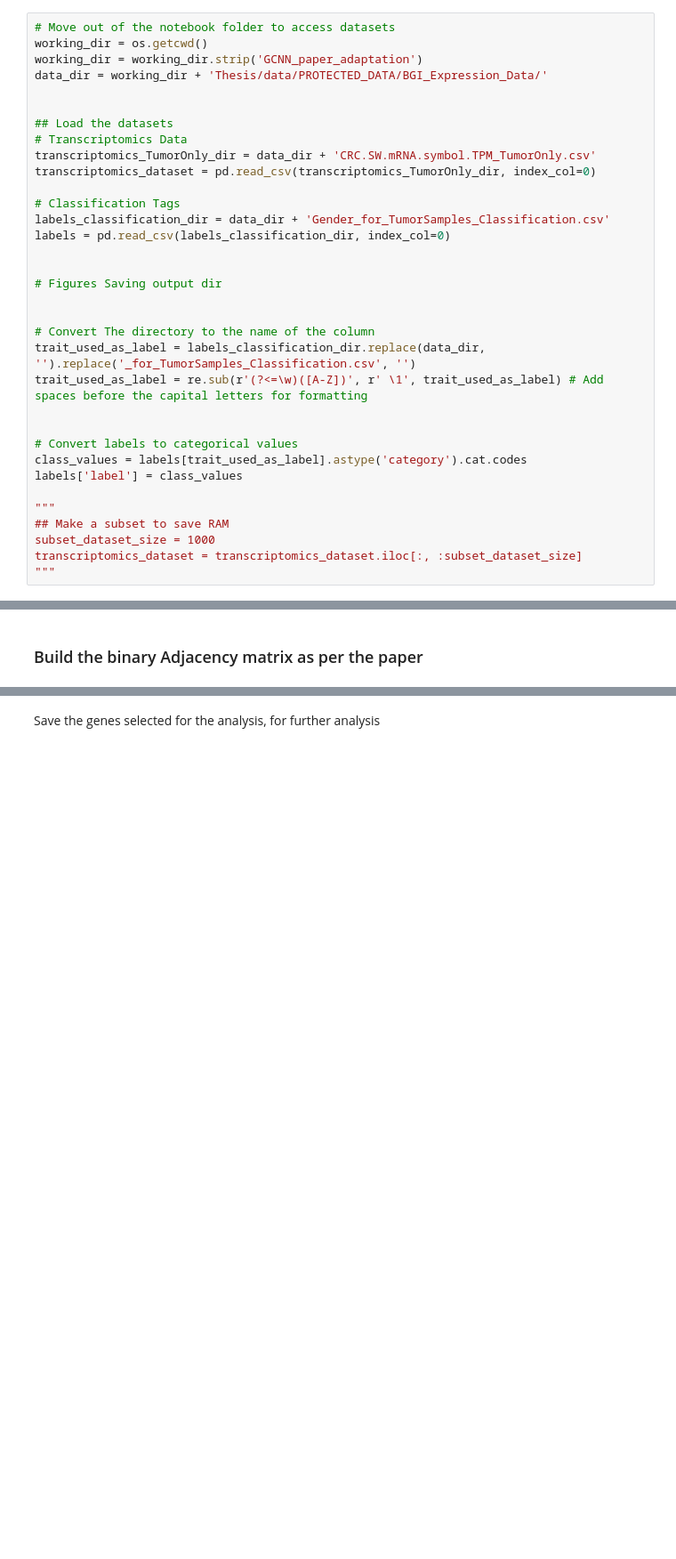
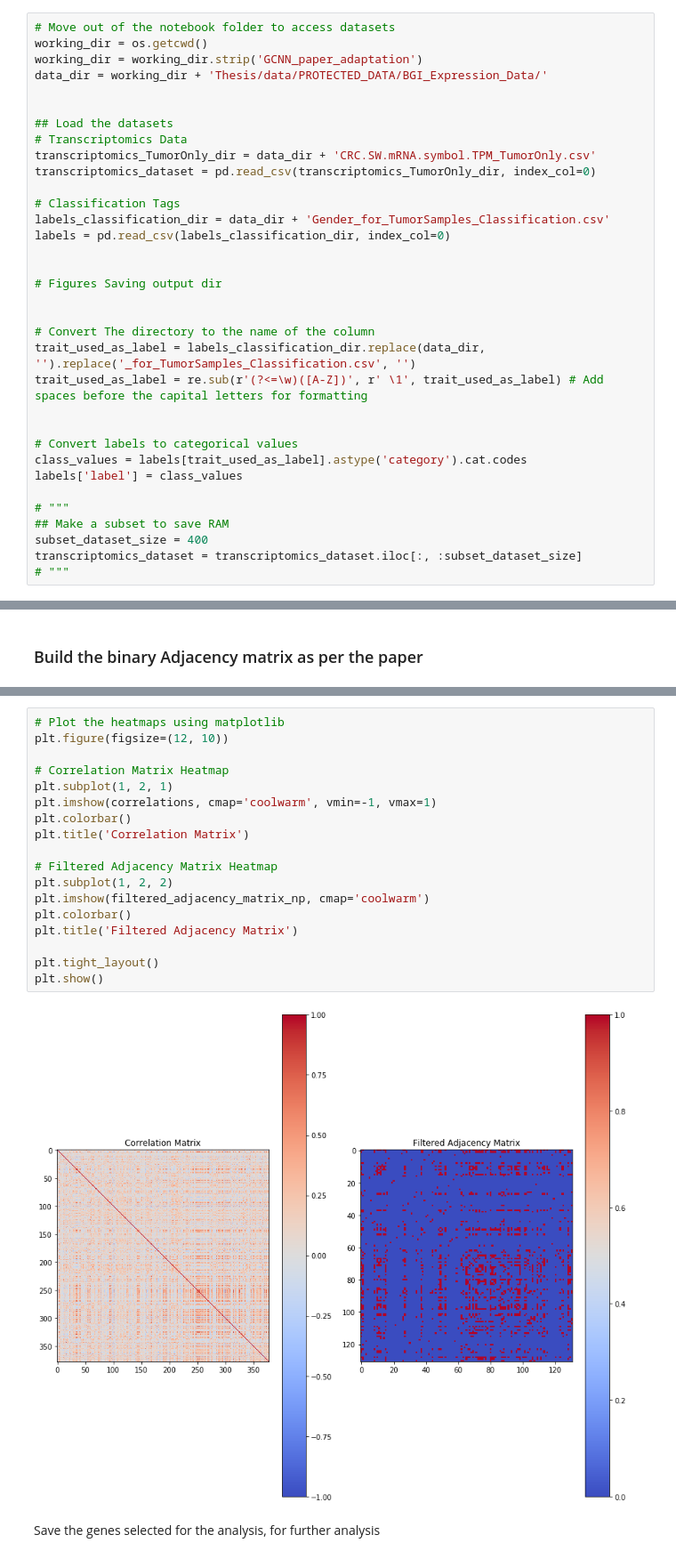
Before and after one commit to xandri99/GCNN_paper_adaptation, a Jupyter notebook: GCN_Analysis.ipynb, the cells around one changed output, grey strips where cells are left out. Shown at 89% size. Drawn from its saved outputs; the diff is of its cells as text; blank space fills up the shorter version.

```diff
--- a/GCN_Analysis.ipynb
+++ b/GCN_Analysis.ipynb
@@ -47,11 +47,11 @@ trait_used_as_label = re.sub(r'(?<=\w)([A-Z])', r' \1', trait_used_as_label) # A
 class_values = labels[trait_used_as_label].astype('category').cat.codes
 labels['label'] = class_values
 
-"""
+# """
 ## Make a subset to save RAM
-subset_dataset_size = 1000
+subset_dataset_size = 400
 transcriptomics_dataset = transcriptomics_dataset.iloc[:, :subset_dataset_size]
-"""
+# """
 # %% [markdown]
 ### Preprocessing as per in the paper
 # %%
@@ -128,3 +137,23 @@ print("We have", str(filtered_adjacency_matrix_np.shape[0]), "genes left")
+# %%
+# Plot the heatmaps using matplotlib
+plt.figure(figsize=(12, 10))
+
+# Correlation Matrix Heatmap
+plt.subplot(1, 2, 1)
+plt.imshow(correlations, cmap='coolwarm', vmin=-1, vmax=1)
+plt.colorbar()
+plt.title('Correlation Matrix')
+
+# Filtered Adjacency Matrix Heatmap
+plt.subplot(1, 2, 2)
+plt.imshow(filtered_adjacency_matrix_np, cmap='coolwarm')
+plt.colorbar()
+plt.title('Filtered Adjacency Matrix')
+
+plt.tight_layout()
+plt.show()
+# %% [output]
+[figure, added]
 # %% [markdown]
 Save the genes selected for the analysis, for further analysis
 # %%
```
Also changed, not shown: parts of 3 cells of this notebook, 1 other file.
